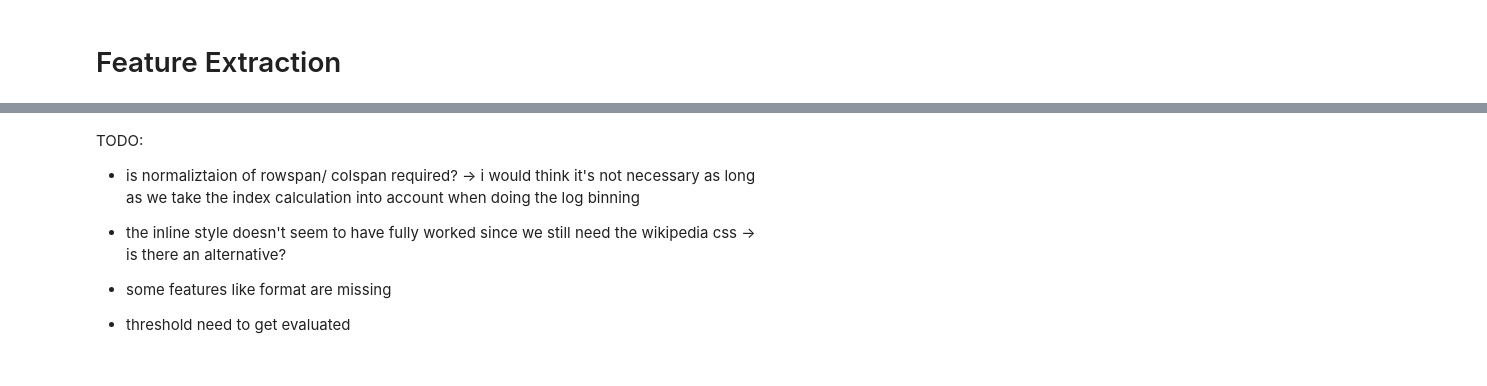
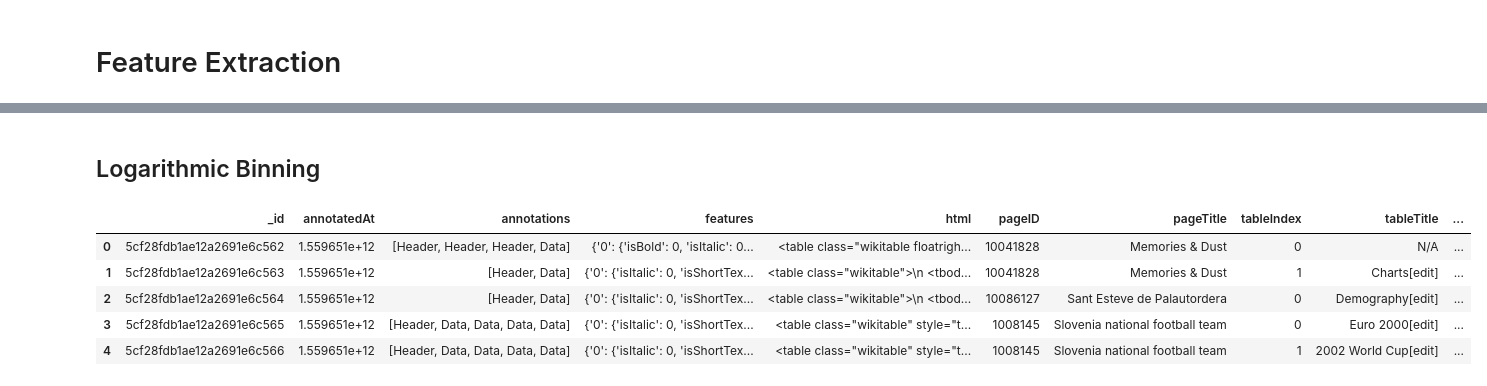
Before and after one commit to RichStone/web-tables-header-detection, a Jupyter notebook: Notebooks/Table Header Detection.ipynb, the cells around one changed output, grey strips where cells are left out. Saved outputs shown, nothing was run; the diff lists cells and outputs as text; code cells hidden in the pictures.

Commit message:
Add rol span normalization and logarithmic binning

```diff
--- a/Notebooks/Table Header Detection.ipynb
+++ b/Notebooks/Table Header Detection.ipynb
@@ -424,10 +459,20 @@ db = client.bob
 tablesCollection = db.tables
 tablesCollection.insert_many(tables.to_dict('records'))
 client.close()
-# %% [markdown]
-TODO:
-- is normaliztaion of rowspan/ colspan required? -> i would think it's not necessary as long as we take the index calculation into account when doing the log binning
-
-- the inline style doesn't seem to have fully worked since we still need the wikipedia css -> is there an alternative?
-- some features like format are missing
-- threshold need to get evaluated
+# %% [markdown]
+## Logarithmic Binning
+# %%
+client = MongoClient()
+db = client.bob
+tables = db.tables
+cursor = tables.find({})
+tables = pd.DataFrame(list(cursor))
+client.close()
+tables.head()
+# %% [output]
+|  | _id | annotatedAt | annotations | features | html | pageID | pageTitle | tableIndex | tableTitle | ... |
+| 0 | 5cf28fdb1ae12a2691e6c562 | 1.559651e+12 | [Header, Header, Header, Data] | {'0': {'isBold': 0, 'isItalic': 0... | <table class="wikitable floatrigh... | 10041828 | Memories & Dust | 0 | N/A | ... |
+| 1 | 5cf28fdb1ae12a2691e6c563 | 1.559651e+12 | [Header, Data] | {'0': {'isItalic': 0, 'isShortTex... | <table class="wikitable">\n <tbod... | 10041828 | Memories & Dust | 1 | Charts[edit] | ... |
+| 2 | 5cf28fdb1ae12a2691e6c564 | 1.559651e+12 | [Header, Data] | {'0': {'isItalic': 0, 'isShortTex... | <table class="wikitable">\n <tbod... | 10086127 | Sant Esteve de Palautordera | 0 | Demography[edit] | ... |
+| 3 | 5cf28fdb1ae12a2691e6c565 | 1.559651e+12 | [Header, Data, Data, Data, Data] | {'0': {'isItalic': 0, 'isShortTex... | <table class="wikitable" style="t... | 1008145 | Slovenia national football team | 0 | Euro 2000[edit] | ... |
+| 4 | 5cf28fdb1ae12a2691e6c566 | 1.559651e+12 | [Header, Data, Data, Data, Data] | {'0': {'isItalic': 0, 'isShortTex... | <table class="wikitable" style="t... | 1008145 | Slovenia national football team | 1 | 2002 World Cup[edit] | ... |
```
Also changed, not shown: parts of 7 cells of this notebook, 2 other files.
